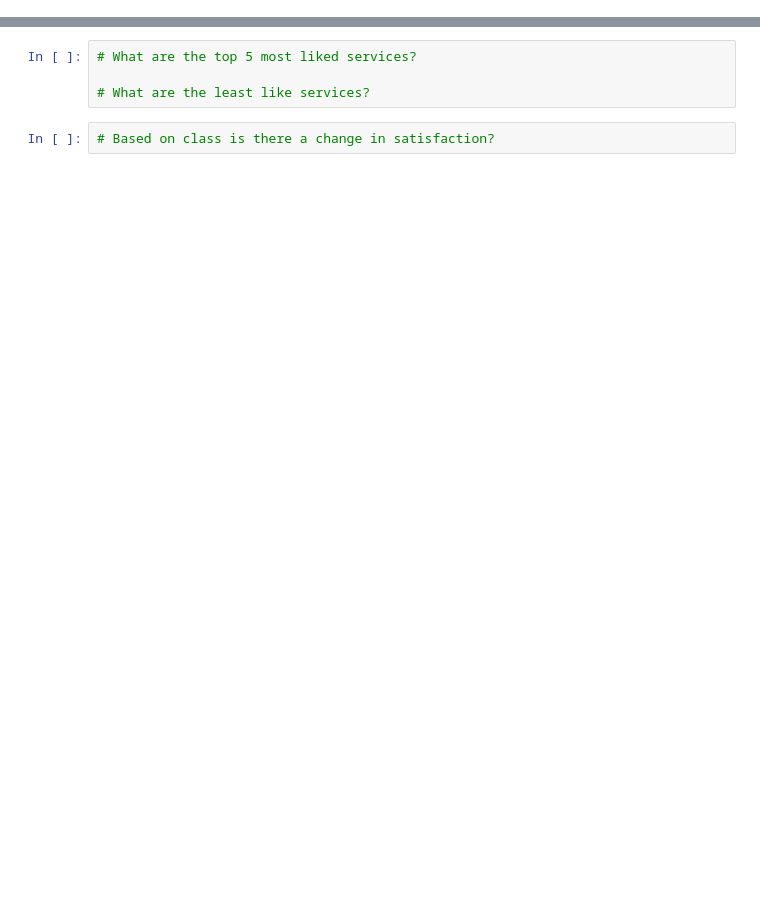
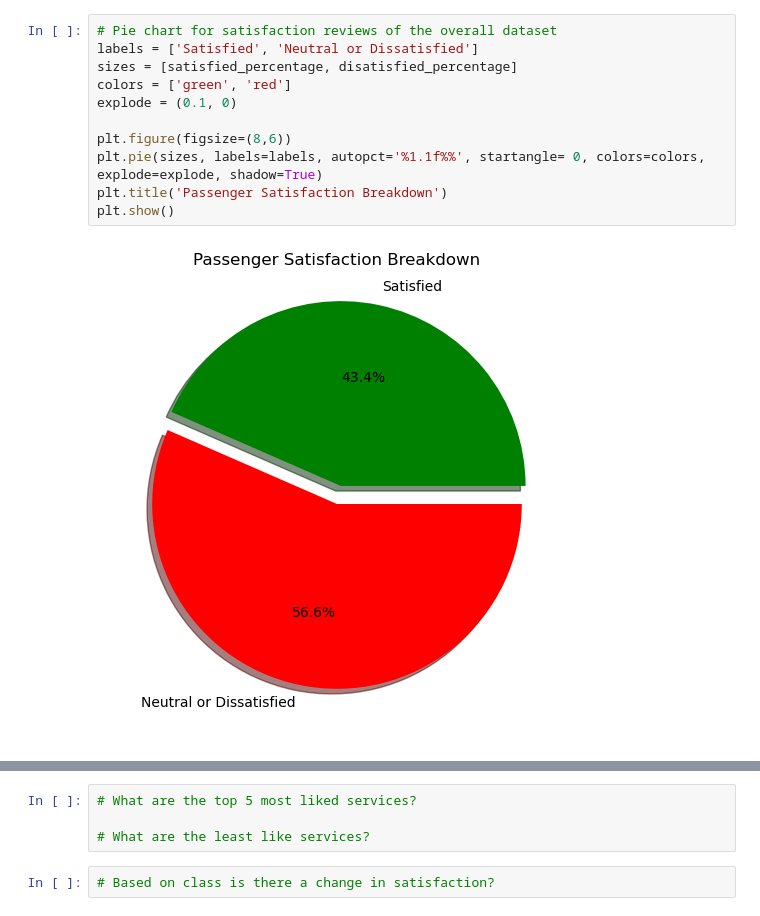
Before and after one commit to SK4TER3TAILWHIP/Data_project_1, a Jupyter notebook: Tanner.ipynb, the cells around one changed output, grey strips where cells are left out. Saved outputs shown, nothing was run; the diff lists cells and outputs as text; blank space fills up the shorter version.

```diff
--- a/Tanner.ipynb
+++ b/Tanner.ipynb
@@ -29,0 +51,13 @@ airline_data
+# %%
+# Pie chart for satisfaction reviews of the overall dataset
+labels = ['Satisfied', 'Neutral or Dissatisfied']
+sizes = [satisfied_percentage, disatisfied_percentage]
+colors = ['green', 'red']
+explode = (0.1, 0)
+
+plt.figure(figsize=(8,6))
+plt.pie(sizes, labels=labels, autopct='%1.1f%%', startangle= 0, colors=colors, explode=explode, shadow=True)
+plt.title('Passenger Satisfaction Breakdown')
+plt.show()
+# %% [output]
+[figure, added]
```
Also changed, not shown: parts of 19 cells of this notebook, 2 other files.
